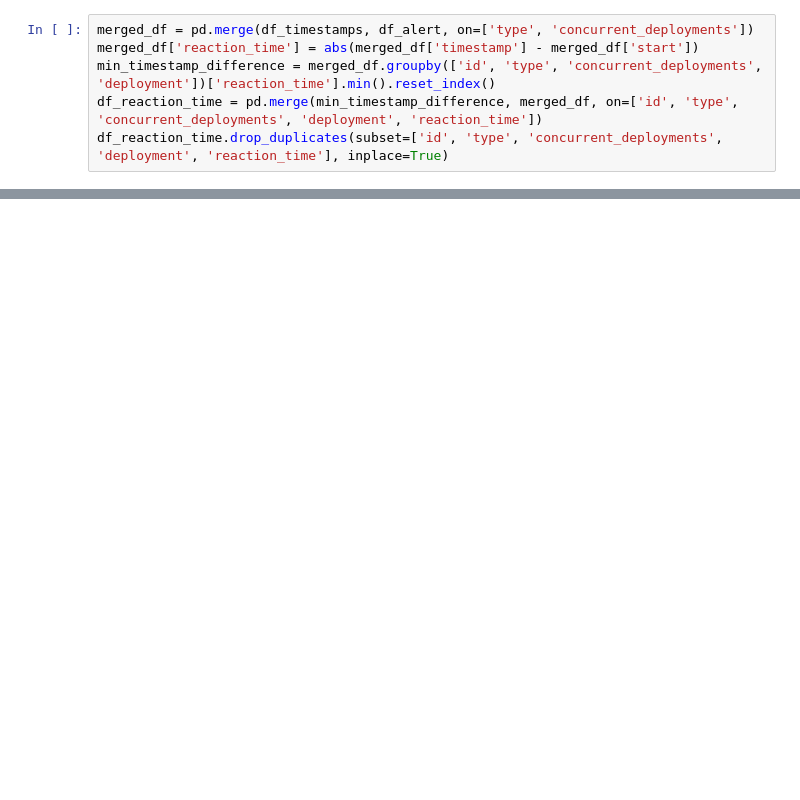
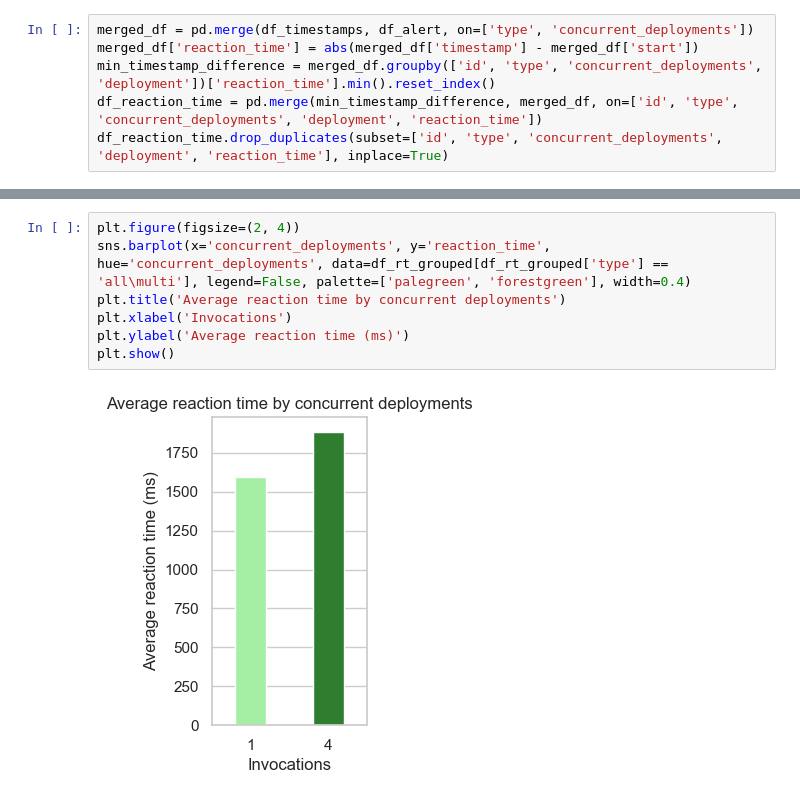
Before and after one commit to Apollo-Tools/resource-manager, a Jupyter notebook: benchmark/results/rm-analysis/reaction_time.ipynb, the cells around one changed output, grey strips where cells are left out. Drawn from its saved outputs; the diff is of its cells as text; blank space fills up the shorter version.

Commit message:
Update reaction time data

```diff
--- a/benchmark/results/rm-analysis/reaction_time.ipynb
+++ b/benchmark/results/rm-analysis/reaction_time.ipynb
@@ -122,0 +137,9 @@ plt.show()
+# %%
+plt.figure(figsize=(2, 4))
+sns.barplot(x='concurrent_deployments', y='reaction_time', hue='concurrent_deployments', data=df_rt_grouped[df_rt_grouped['type'] == 'all\multi'], legend=False, palette=['palegreen', 'forestgreen'], width=0.4)
+plt.title('Average reaction time by concurrent deployments')
+plt.xlabel('Invocations')
+plt.ylabel('Average reaction time (ms)')
+plt.show()
+# %% [output]
+[figure, added]
```
Also changed, not shown: parts of 4 cells of this notebook, 5 other files.
